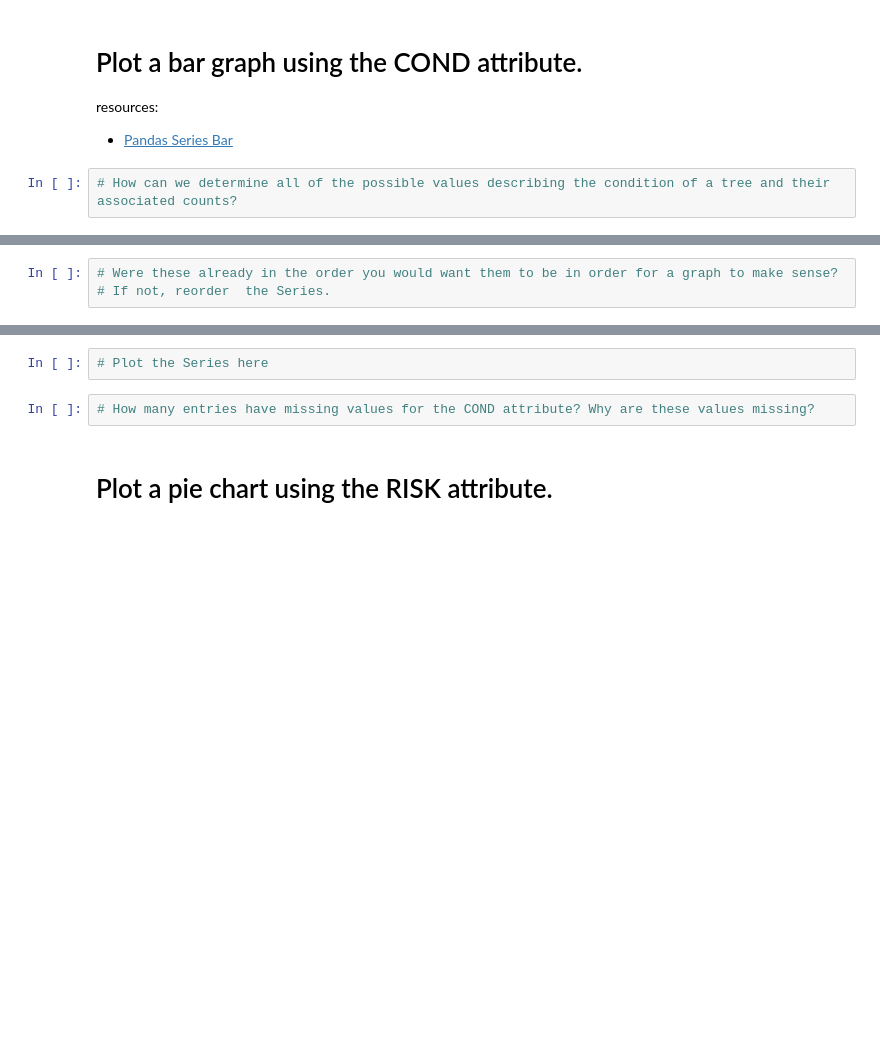
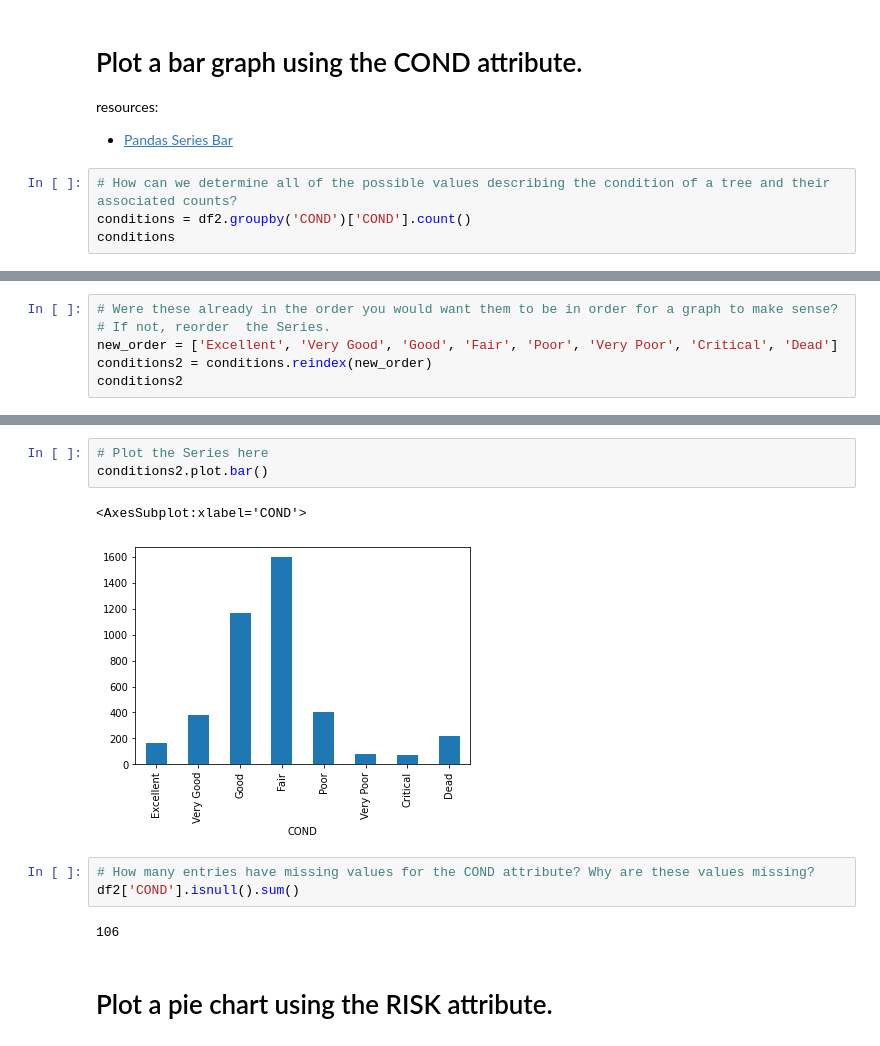
Before and after one commit to JosephKowalski2/DataEngineering.Labs.CityOfNewarkDETreeSurvey, a Jupyter notebook: newark_de_tree_survey.ipynb, the cells around one changed output, grey strips where cells are left out. Saved outputs shown, nothing was run; the diff lists cells and outputs as text; blank space fills up the shorter version.

```diff
--- a/newark_de_tree_survey.ipynb
+++ b/newark_de_tree_survey.ipynb
@@ -131,3 +148,5 @@ resources:
 * [Pandas Series Bar](https://pandas.pydata.org/pandas-docs/stable/reference/api/pandas.Series.plot.bar.html#pandas.Series.plot.bar)
 # %%
 # How can we determine all of the possible values describing the condition of a tree and their associated counts?
+conditions = df2.groupby('COND')['COND'].count()
+conditions
@@ -134,3 +164,6 @@ resources:
 # %%
 # Were these already in the order you would want them to be in order for a graph to make sense?
 # If not, reorder  the Series.
+new_order = ['Excellent', 'Very Good', 'Good', 'Fair', 'Poor', 'Very Poor', 'Critical', 'Dead']
+conditions2 = conditions.reindex(new_order)
+conditions2
@@ -137,7 +181,14 @@ resources:
 # %%
 # Plot the Series here
+conditions2.plot.bar()
+# %% [output]
+<AxesSubplot:xlabel='COND'>
+[figure, added]
 # %%
 # How many entries have missing values for the COND attribute? Why are these values missing?
+df2['COND'].isnull().sum()
+# %% [output]
+106
 # %% [markdown]
 # Plot a pie chart using the RISK attribute.
 # %% [markdown]
```
Also changed, not shown: parts of 9 cells of this notebook.
